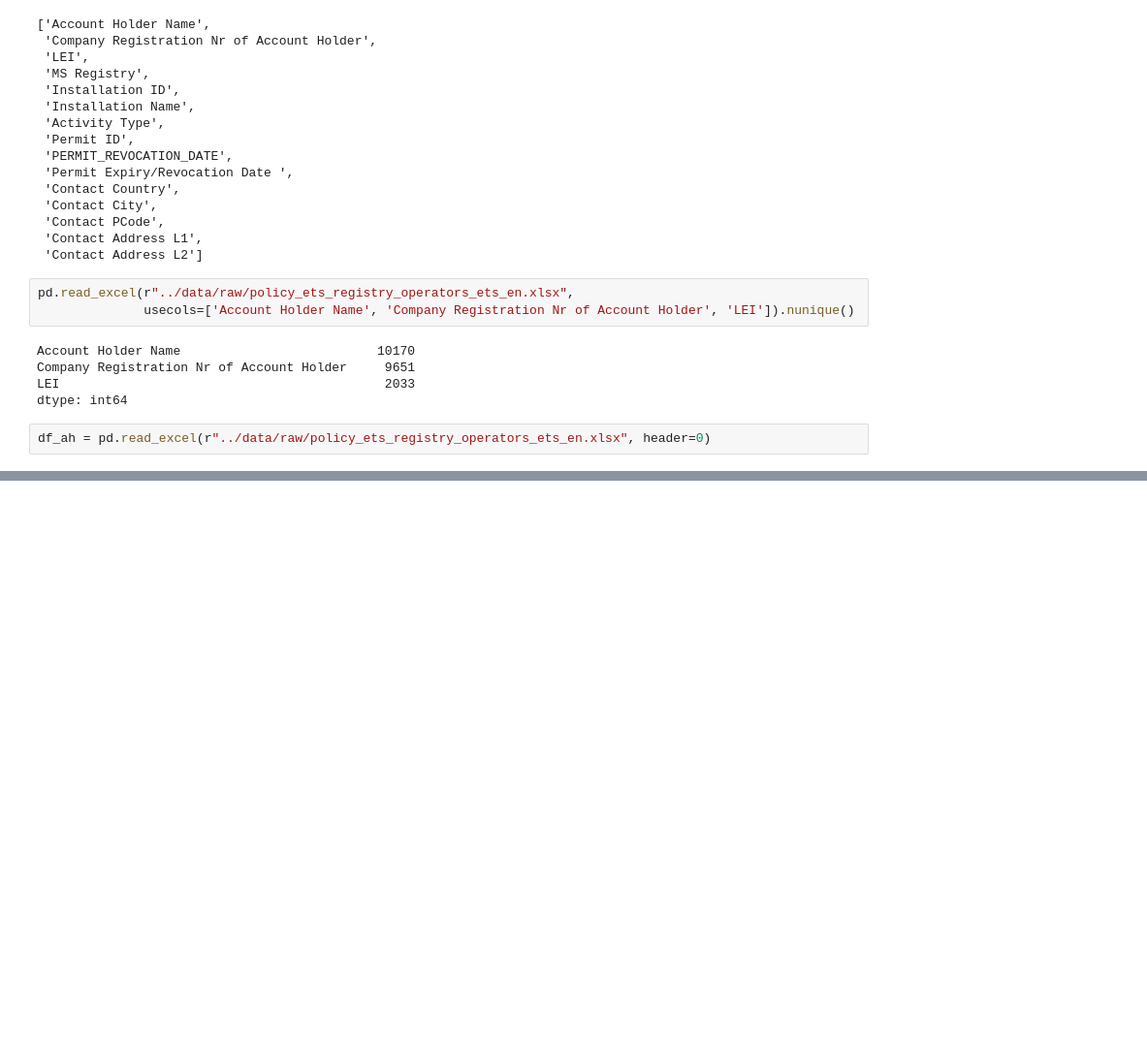
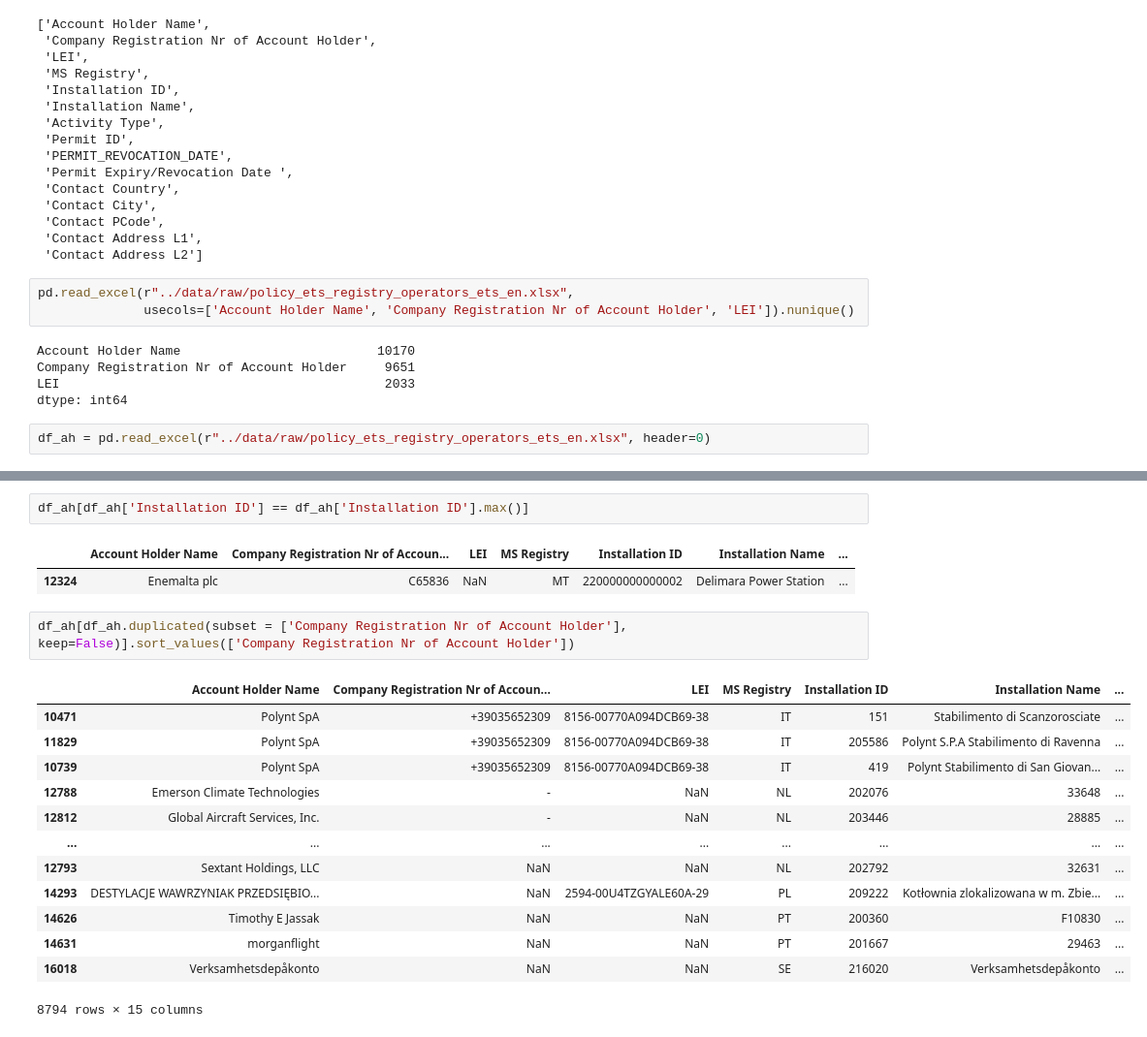
Before and after one commit to atr-tapia/ETS_repo, a Jupyter notebook: notebooks/union_registries_dfs.ipynb, the cells around one changed output, grey strips where cells are left out. Shown at 97% size. Saved outputs shown, nothing was run; the diff lists cells and outputs as text; blank space fills up the shorter version.

```diff
--- a/notebooks/union_registries_dfs.ipynb
+++ b/notebooks/union_registries_dfs.ipynb
@@ -503,0 +578,21 @@ df_ah = pd.read_excel(r"../data/raw/policy_ets_registry_operators_ets_en.xlsx",
+# %%
+df_ah[df_ah['Installation ID'] == df_ah['Installation ID'].max()]
+# %% [output]
+|  | Account Holder Name | Company Registration Nr of Accoun... | LEI | MS Registry | Installation ID | Installation Name | ... |
+| 12324 | Enemalta plc | C65836 | NaN | MT | 220000000000002 | Delimara Power Station | ... |
+# %%
+df_ah[df_ah.duplicated(subset = ['Company Registration Nr of Account Holder'], keep=False)].sort_values(['Company Registration Nr of Account Holder'])
+# %% [output]
+|  | Account Holder Name | Company Registration Nr of Accoun... | LEI | MS Registry | Installation ID | Installation Name | ... |
+| 10471 | Polynt SpA | +39035652309 | 8156-00770A094DCB69-38 | IT | 151 | Stabilimento di Scanzorosciate | ... |
+| 11829 | Polynt SpA | +39035652309 | 8156-00770A094DCB69-38 | IT | 205586 | Polynt S.P.A Stabilimento di Ravenna | ... |
+| 10739 | Polynt SpA | +39035652309 | 8156-00770A094DCB69-38 | IT | 419 | Polynt Stabilimento di San Giovan... | ... |
+| 12788 | Emerson Climate Technologies | - | NaN | NL | 202076 | 33648 | ... |
+| 12812 | Global Aircraft Services, Inc. | - | NaN | NL | 203446 | 28885 | ... |
+| ... | ... | ... | ... | ... | ... | ... | ... |
+| 12793 | Sextant Holdings, LLC | NaN | NaN | NL | 202792 | 32631 | ... |
+| 14293 | DESTYLACJE WAWRZYNIAK PRZEDSIĘBIO... | NaN | 2594-00U4TZGYALE60A-29 | PL | 209222 | Kotłownia zlokalizowana w m. Zbie... | ... |
+| 14626 | Timothy E Jassak | NaN | NaN | PT | 200360 | F10830 | ... |
+| 14631 | morganflight | NaN | NaN | PT | 201667 | 29463 | ... |
+| 16018 | Verksamhetsdepåkonto | NaN | NaN | SE | 216020 | Verksamhetsdepåkonto | ... |
+8794 rows × 15 columns
```
Also changed, not shown: parts of 21 cells of this notebook.
